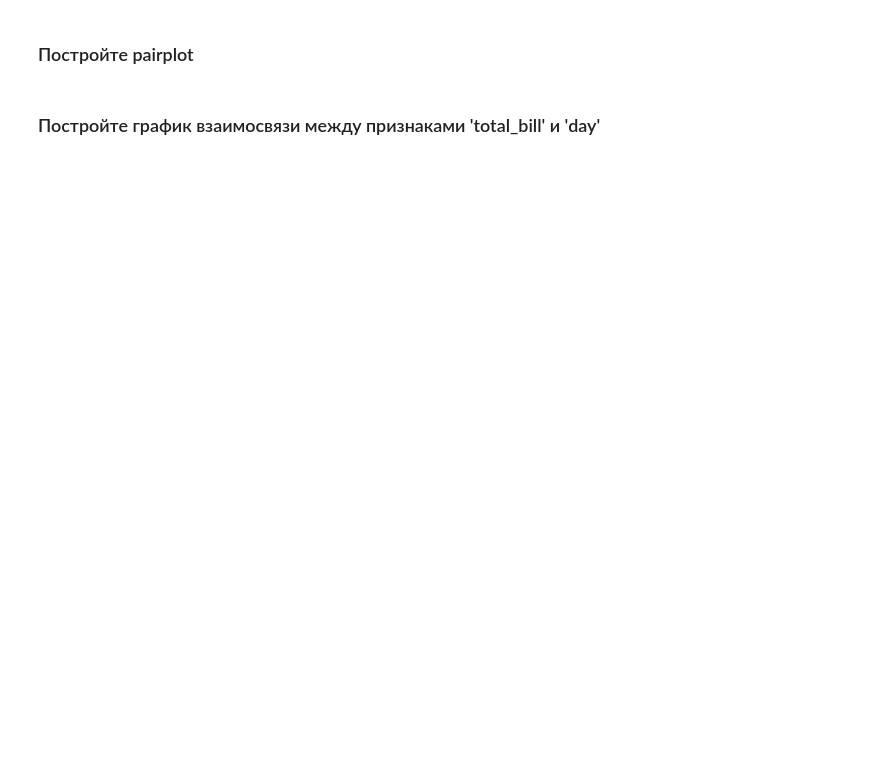
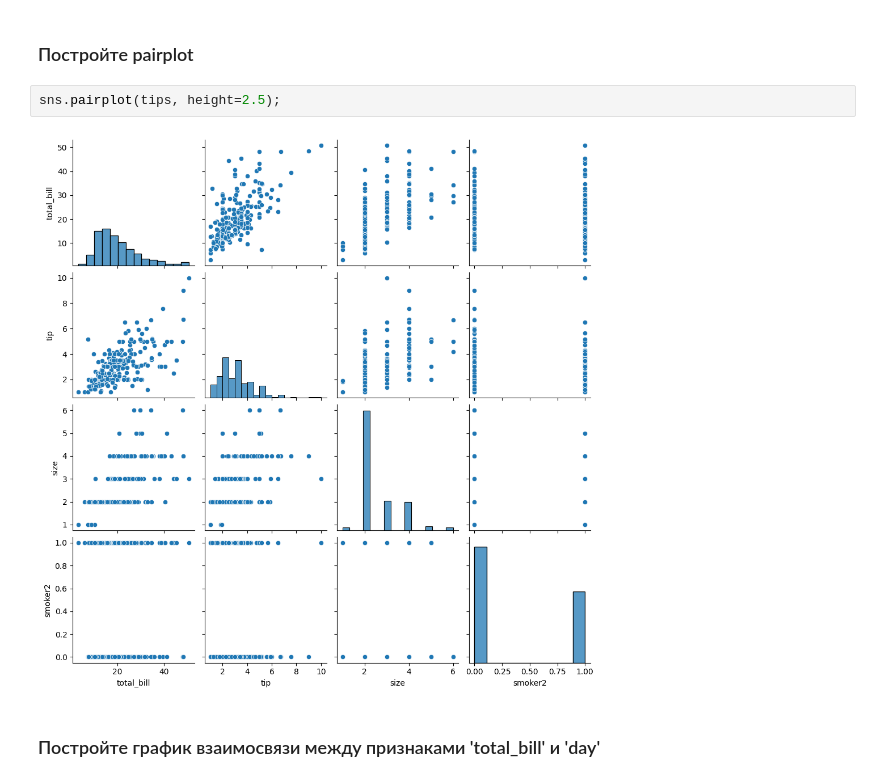
Before and after one commit to georgybarabanshchikov/otusmlbasic, a Jupyter notebook: hw-4/Analyze and Visualize.ipynb, the cells around one changed output. Saved outputs shown, nothing was run; the diff lists cells and outputs as text; blank space fills up the shorter version.

```diff
--- a/hw-4/Analyze and Visualize.ipynb
+++ b/hw-4/Analyze and Visualize.ipynb
@@ -192,4 +205,8 @@ tips
 # %% [markdown]
 ### Постройте pairplot
+# %%
+sns.pairplot(tips, height=2.5);
+# %% [output]
+[figure, added]
 # %% [markdown]
 ### Постройте график взаимосвязи между признаками 'total_bill' и 'day'
```
Also changed, not shown: parts of 10 cells of this notebook.
